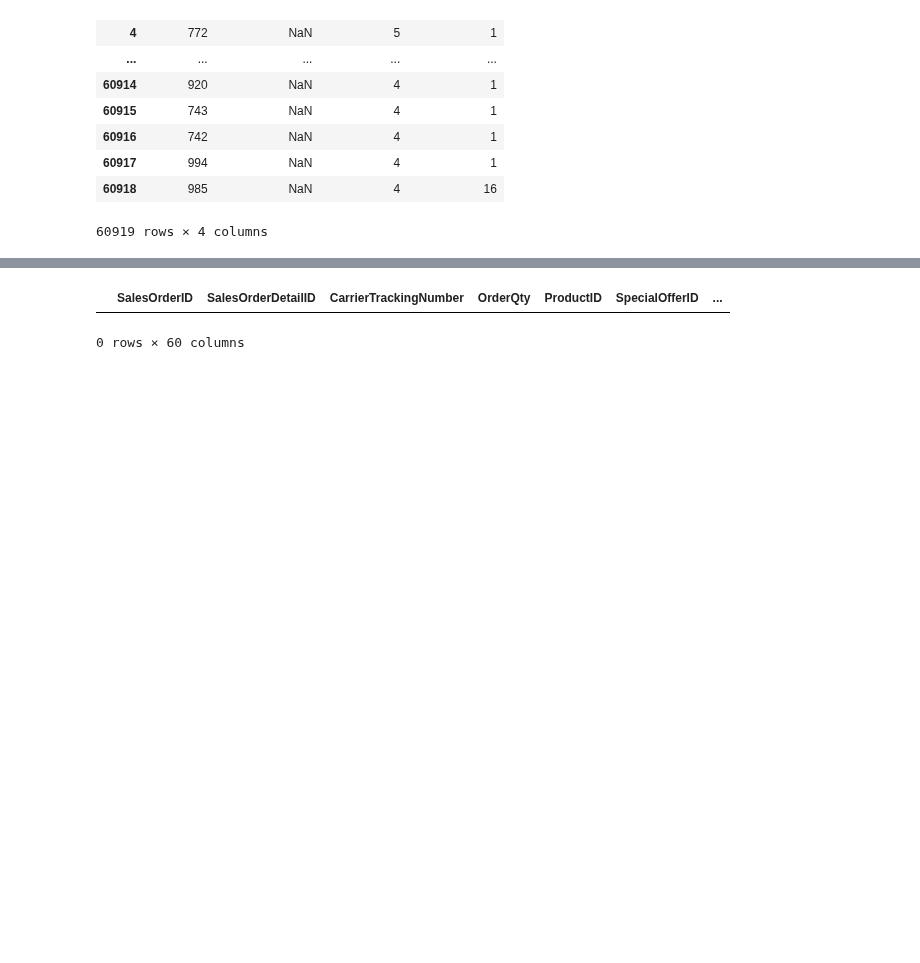
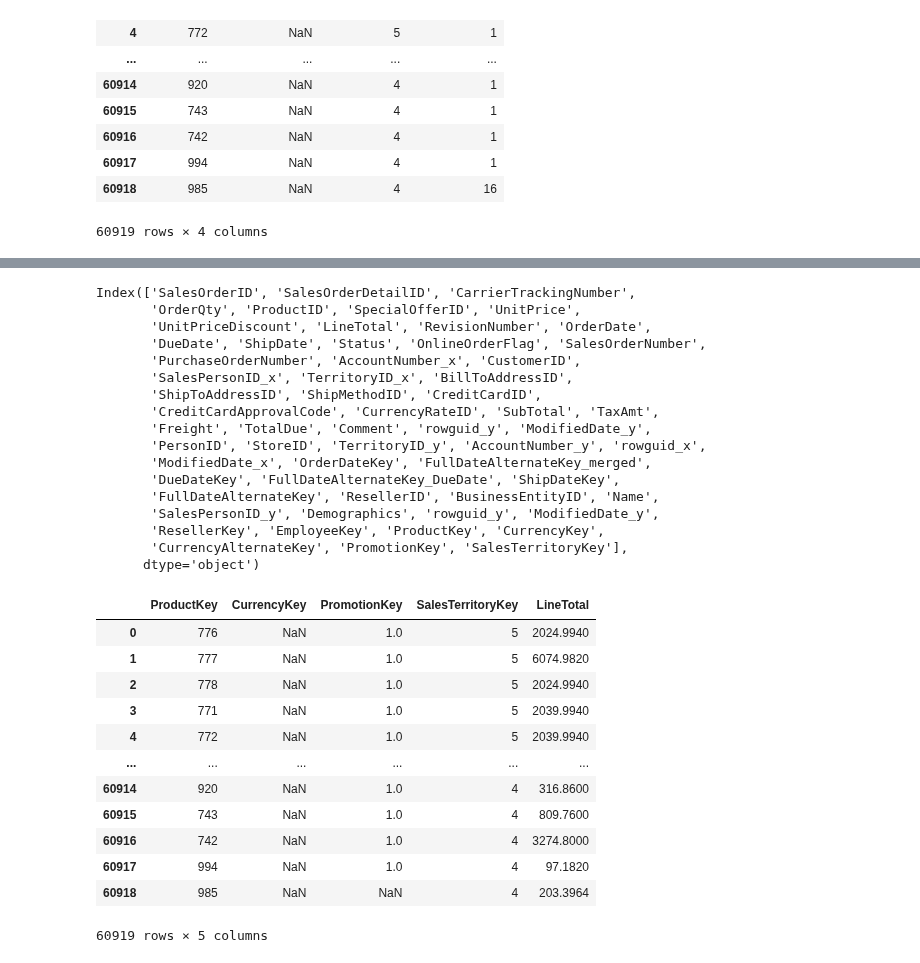
Before and after one commit to paulrojasg/data_science_part_4, a Jupyter notebook: FactResellerSales.ipynb, the cells around one changed output, grey strips where cells are left out. Saved outputs shown, nothing was run; the diff lists cells and outputs as text; code cells hidden in the pictures; blank space fills up the shorter version.

Commit message:
Fix for DimProduct and FactResellerSales

```diff
--- a/FactResellerSales.ipynb
+++ b/FactResellerSales.ipynb
@@ -181,11 +219,40 @@ dim_product
 # %%
 
 merged_df = merged_df.merge(dim_product, left_on='ProductID', right_on='ProductKey', how='left')
 merged_df = merged_df.merge(dim_currency, left_on='CurrencyRateID', right_on='CurrencyKey', how='left')
 merged_df = merged_df.merge(dim_promotion, left_on='SpecialOfferID', right_on='PromotionKey', how='left')
 merged_df = merged_df.merge(dim_sales_territory, left_on='TerritoryID_x', right_on='SalesTerritoryKey', how='left')
 #merged_df[['ProductKey', 'CurrencyKey', 'PromotionKey', 'SalesTerritoryKey']]
-merged_df[merged_df['ProductKey'].notnull()]
+print(merged_df.columns)
+merged_df[['ProductKey', 'CurrencyKey', 'PromotionKey', 'SalesTerritoryKey', 'LineTotal']]
 # %% [output]
+Index(['SalesOrderID', 'SalesOrderDetailID', 'CarrierTrackingNumber',
+       'OrderQty', 'ProductID', 'SpecialOfferID', 'UnitPrice',
+       'UnitPriceDiscount', 'LineTotal', 'RevisionNumber', 'OrderDate',
+       'DueDate', 'ShipDate', 'Status', 'OnlineOrderFlag', 'SalesOrderNumber',
+       'PurchaseOrderNumber', 'AccountNumber_x', 'CustomerID',
+       'SalesPersonID_x', 'TerritoryID_x', 'BillToAddressID',
+       'ShipToAddressID', 'ShipMethodID', 'CreditCardID',
+       'CreditCardApprovalCode', 'CurrencyRateID', 'SubTotal', 'TaxAmt',
+       'Freight', 'TotalDue', 'Comment', 'rowguid_y', 'ModifiedDate_y',
+       'PersonID', 'StoreID', 'TerritoryID_y', 'AccountNumber_y', 'rowguid_x',
+       'ModifiedDate_x', 'OrderDateKey', 'FullDateAlternateKey_merged',
+       'DueDateKey', 'FullDateAlternateKey_DueDate', 'ShipDateKey',
+       'FullDateAlternateKey', 'ResellerID', 'BusinessEntityID', 'Name',
+       'SalesPersonID_y', 'Demographics', 'rowguid_y', 'ModifiedDate_y',
+       'ResellerKey', 'EmployeeKey', 'ProductKey', 'CurrencyKey',
+       'CurrencyAlternateKey', 'PromotionKey', 'SalesTerritoryKey'],
+      dtype='object')
-|  | SalesOrderID | SalesOrderDetailID | CarrierTrackingNumber | OrderQty | ProductID | SpecialOfferID | ... |
+|  | ProductKey | CurrencyKey | PromotionKey | SalesTerritoryKey | LineTotal |
+| 0 | 776 | NaN | 1.0 | 5 | 2024.9940 |
+| 1 | 777 | NaN | 1.0 | 5 | 6074.9820 |
+| 2 | 778 | NaN | 1.0 | 5 | 2024.9940 |
+| 3 | 771 | NaN | 1.0 | 5 | 2039.9940 |
+| 4 | 772 | NaN | 1.0 | 5 | 2039.9940 |
+| ... | ... | ... | ... | ... | ... |
+| 60914 | 920 | NaN | 1.0 | 4 | 316.8600 |
+| 60915 | 743 | NaN | 1.0 | 4 | 809.7600 |
+| 60916 | 742 | NaN | 1.0 | 4 | 3274.8000 |
+| 60917 | 994 | NaN | 1.0 | 4 | 97.1820 |
+| 60918 | 985 | NaN | NaN | 4 | 203.3964 |
-0 rows × 60 columns
+60919 rows × 5 columns
```
Also changed, not shown: parts of 5 cells of this notebook, 2 other files.
